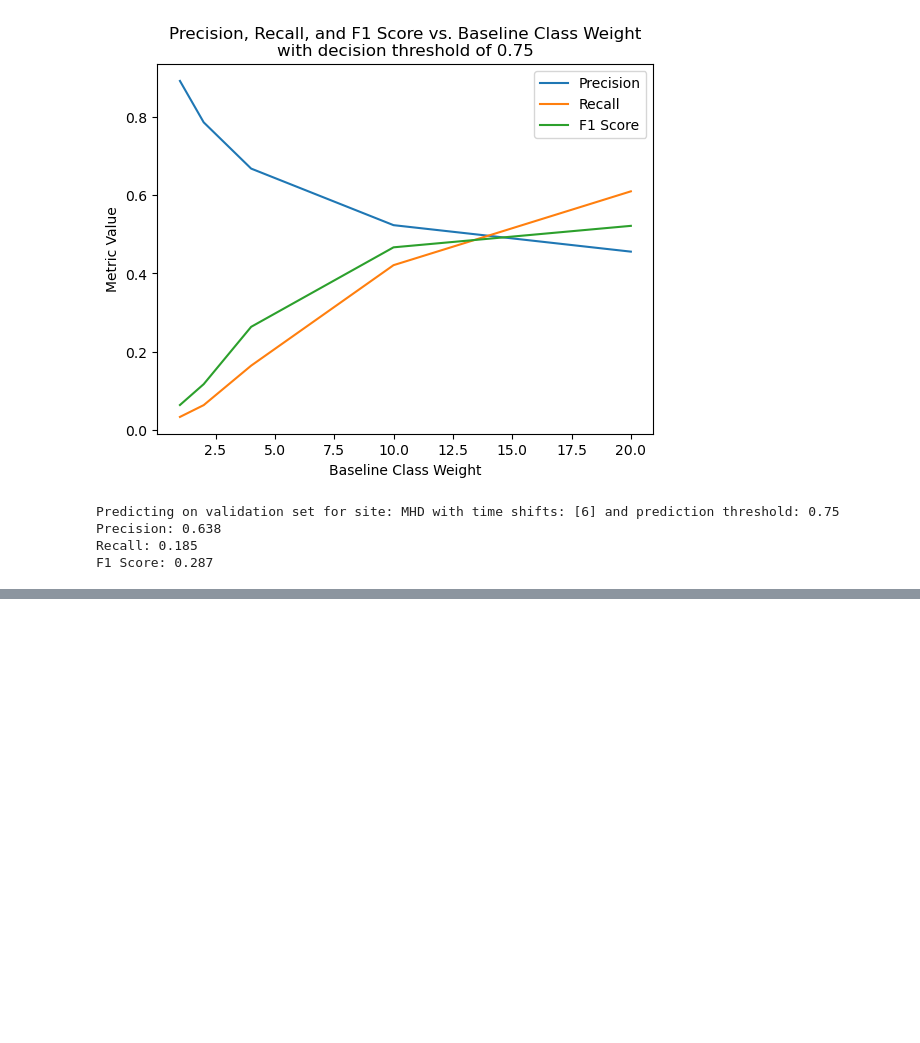
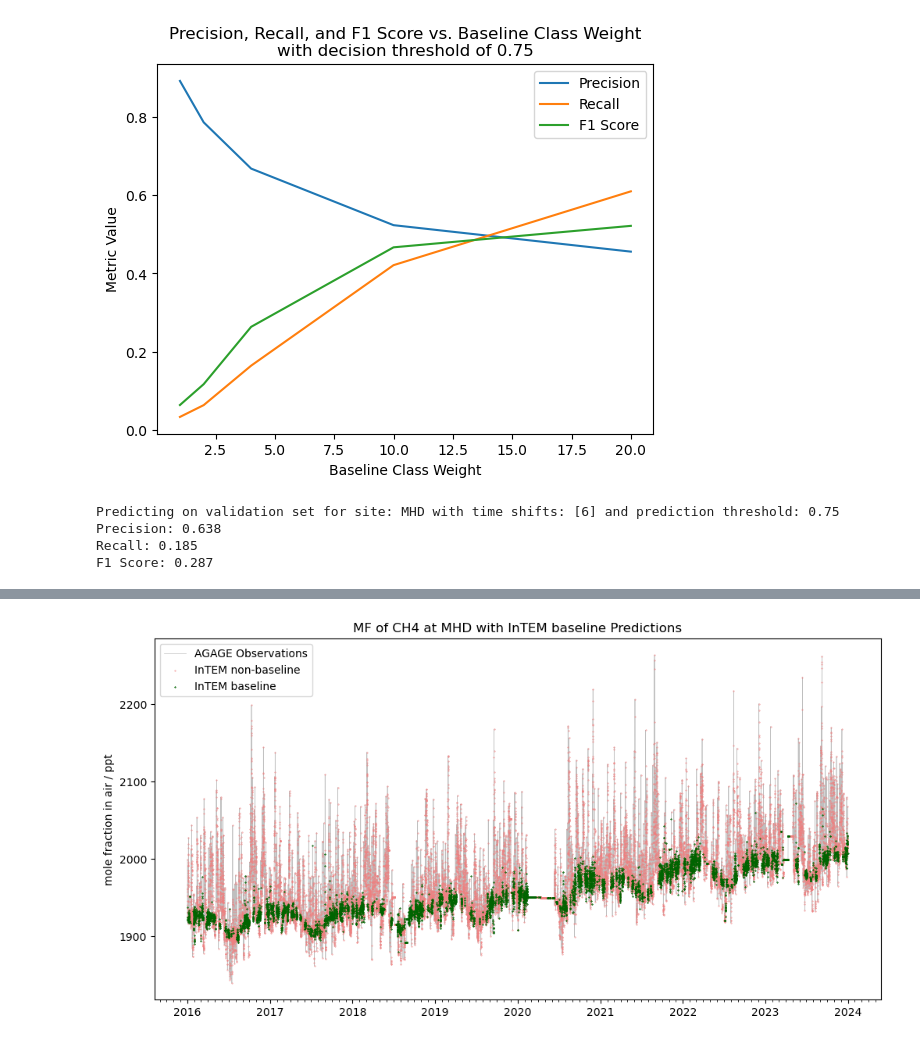
Before and after one commit to openghg/ml-baselines, a Jupyter notebook: notebooks/predicting.ipynb, the cells around one changed output, grey strips where cells are left out. Cells and saved outputs as stored; diff of their text form; code cells hidden in the pictures; blank space fills up the shorter version.

```diff
--- a/notebooks/predicting.ipynb
+++ b/notebooks/predicting.ipynb
@@ -179,8 +196,8 @@ plt.show()
 # %%
 site = "MHD"
 species = "ch4".lower() #"hfc-134a"
-start_year=2010
-end_year=2020
+start_year=2016
+end_year=2023
 # %%
 df_agage = read_agage(site, species, start_year=start_year, end_year=end_year)
 # %%
@@ -192,0 +205,19 @@ merged_df["predicted_baseline"] = y_pred
+# %%
+def align_predictions_and_obs(y, y_pred, df_obs):
+    """
+    Align predictions with observed data, using the indeces of both timeseries.
+
+    Parameters:
+    - y: The true labels (observed baselines) as a pandas Series with a datetime index.
+    - y_pred: The predicted labels (predicted baselines) pandas Series with a datetime index.
+    - df_obs: A DataFrame containing the observed molefractions in a column named "mf" with a datetime index. Use read_agage to read in the observed data.
+
+    Returns:
+    - labelled_df: A DataFrame containing the observed molefractions, true baseline labels, and predicted baseline labels, all aligned by their datetime index.
+    """
+
+    y = y[(y.index.year >= min(df_obs.index.year)) & (y.index.year <= max(df_obs.index.year))]
+    labelled_df = pd.merge_asof(pd.DataFrame({"baseline": y}), df_obs["mf"], left_index=True, right_index=True, direction='nearest')
+    labelled_df = labelled_df[["mf", "baseline"]]
+    labelled_df["predicted_baseline"] = y_pred
+    return labelled_df
@@ -192,0 +226,24 @@ merged_df["predicted_baseline"] = y_pred
+# %%
+class BaselineLabelledObservations:
+    def __init__(self, y, y_pred, df_obs, site, species):
+        self.site = site
+        self.species = species
+        self.labelled_df = align_predictions_and_obs(y, y_pred, df_obs)
+
+    def plot_confusion_matrix(self, normalise=True, title="Confusion Matrix"):
+        plot_confusion_matrix(self.labelled_df["baseline"], self.labelled_df["predicted_baseline"], normalise=normalise, title=title)
+
+    def plot_obs(self, title=None):
+        if title is None:
+            title = f"MF of {self.species.upper()} at {self.site} with InTEM baseline Predictions"
+        plot_obs(self.labelled_df, title=title)
+
+    def plot_obs_with_labels(self, title=None, plot_true_negatives=True):
+        if title is None:
+            title = f"MF of {self.species.upper()} at {self.site} with baseline and model Predictions"
+        plot_obs_and_labels(self.labelled_df, title=title, site=self.site, plot_true_negatives=plot_true_negatives)
+# %%
+labelled_obs = BaselineLabelledObservations(y, y_pred, df_agage, species=species, site=site)
+labelled_obs.plot_obs()
+# %% [output]
+[figure, added]
```
Also changed, not shown: parts of 19 cells of this notebook.
